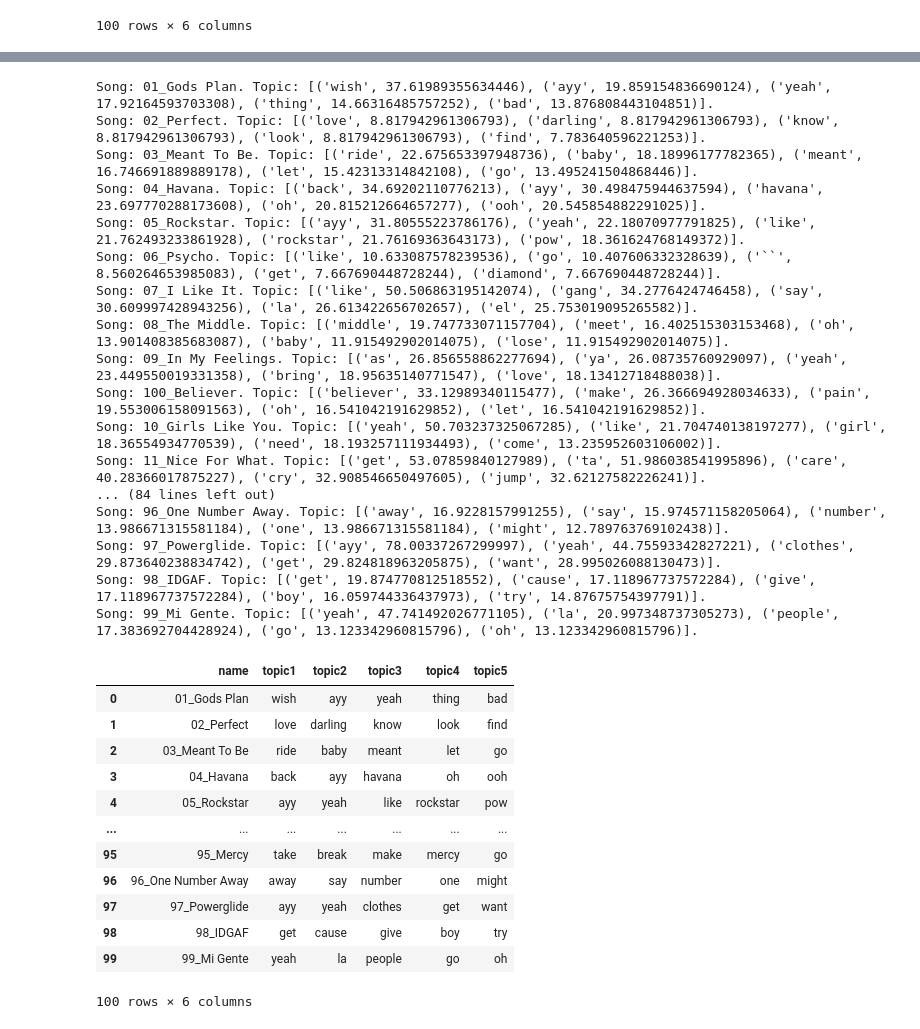
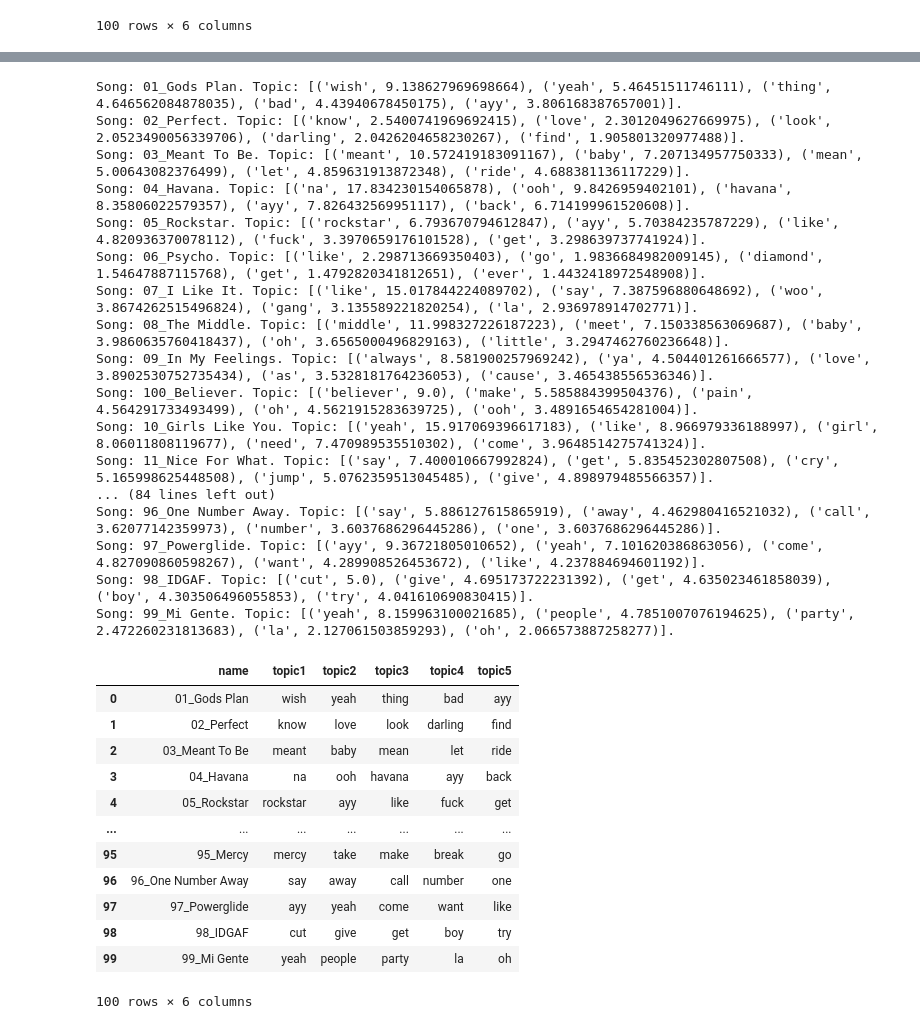
Before and after one commit to AnkieFan/DACS-Elevator-Radio-Producer, a Jupyter notebook: demo.ipynb, the cells around one changed output, grey strips where cells are left out. Cells and saved outputs as stored; diff of their text form; code cells hidden in the pictures.

```diff
--- a/demo.ipynb
+++ b/demo.ipynb
@@ -452,37 +452,37 @@ Song: 99_Mi Gente. Topic: [('yeah', 47.741492026771105), ('la', 20.9973487373052
 100 rows × 6 columns
 # %%
 lyrics_tokens = read_cleaned_data(address, remove_stopwords = True, stem_words = True)
-result = get_keywords(lyrics_tokens, model = 'tfidf')
+result = get_keywords(lyrics_tokens, model = 'sk_tfidf')
 df = store_extraction_result(result, f"/experiments/tfidf_tt.csv")
 df
 # %% [output]
-Song: 01_Gods Plan. Topic: [('wish', 37.61989355634446), ('ayy', 19.859154836690124), ('yeah', 17.92164593703308), ('thing', 14.66316485757252), ('bad', 13.876808443104851)].
-Song: 02_Perfect. Topic: [('love', 8.817942961306793), ('darling', 8.817942961306793), ('know', 8.817942961306793), ('look', 8.817942961306793), ('find', 7.783640596221253)].
-Song: 03_Meant To Be. Topic: [('ride', 22.675653397948736), ('baby', 18.18996177782365), ('meant', 16.746691889889178), ('let', 15.42313314842108), ('go', 13.495241504868446)].
-Song: 04_Havana. Topic: [('back', 34.69202110776213), ('ayy', 30.498475944637594), ('havana', 23.697770288173608), ('oh', 20.815212664657277), ('ooh', 20.545854882291025)].
-Song: 05_Rockstar. Topic: [('ayy', 31.80555223786176), ('yeah', 22.18070977791825), ('like', 21.762493233861928), ('rockstar', 21.76169363643173), ('pow', 18.361624768149372)].
-Song: 06_Psycho. Topic: [('like', 10.633087578239536), ('go', 10.407606332328639), ('``', 8.560264653985083), ('get', 7.667690448728244), ('diamond', 7.667690448728244)].
-Song: 07_I Like It. Topic: [('like', 50.506863195142074), ('gang', 34.2776424746458), ('say', 30.609997428943256), ('la', 26.613422656702657), ('el', 25.753019095265582)].
-Song: 08_The Middle. Topic: [('middle', 19.747733071157704), ('meet', 16.402515303153468), ('oh', 13.901408385683087), ('baby', 11.915492902014075), ('lose', 11.915492902014075)].
-Song: 09_In My Feelings. Topic: [('as', 26.856558862277694), ('ya', 26.08735760929097), ('yeah', 23.449550019331358), ('bring', 18.95635140771547), ('love', 18.13412718488038)].
-Song: 100_Believer. Topic: [('believer', 33.12989340115477), ('make', 26.366694928034633), ('pain', 19.553006158091563), ('oh', 16.541042191629852), ('let', 16.541042191629852)].
-Song: 10_Girls Like You. Topic: [('yeah', 50.703237325067285), ('like', 21.704740138197277), ('girl', 18.36554934770539), ('need', 18.193257111934493), ('come', 13.235952603106002)].
-Song: 11_Nice For What. Topic: [('get', 53.07859840127989), ('ta', 51.986038541995896), ('care', 40.28366017875227), ('cry', 32.908546650497605), ('jump', 32.62127582226241)].
+Song: 01_Gods Plan. Topic: [('wish', 9.138627969698664), ('yeah', 5.46451511746111), ('thing', 4.646562084878035), ('bad', 4.43940678450175), ('ayy', 3.806168387657001)].
+Song: 02_Perfect. Topic: [('know', 2.5400741969692415), ('love', 2.3012049627669975), ('look', 2.0523490056339706), ('darling', 2.0426204658230267), ('find', 1.905801320977488)].
+Song: 03_Meant To Be. Topic: [('meant', 10.572419183091167), ('baby', 7.207134957750333), ('mean', 5.00643082376499), ('let', 4.859631913872348), ('ride', 4.688381136117229)].
+Song: 04_Havana. Topic: [('na', 17.834230154065878), ('ooh', 9.8426959402101), ('havana', 8.35806022579357), ('ayy', 7.826432569951117), ('back', 6.714199961520608)].
+Song: 05_Rockstar. Topic: [('rockstar', 6.793670794612847), ('ayy', 5.70384235787229), ('like', 4.820936370078112), ('fuck', 3.3970659176101528), ('get', 3.298639737741924)].
+Song: 06_Psycho. Topic: [('like', 2.298713669350403), ('go', 1.9836684982009145), ('diamond', 1.54647887115768), ('get', 1.4792820341812651), ('ever', 1.4432418972548908)].
+Song: 07_I Like It. Topic: [('like', 15.017844224089702), ('say', 7.387596880648692), ('woo', 3.8674262515496824), ('gang', 3.135589221820254), ('la', 2.936978914702771)].
+Song: 08_The Middle. Topic: [('middle', 11.998327226187223), ('meet', 7.150338563069687), ('baby', 3.9860635760418437), ('oh', 3.6565000496829163), ('little', 3.2947462760236648)].
+Song: 09_In My Feelings. Topic: [('always', 8.581900257969242), ('ya', 4.504401261666577), ('love', 3.8902530752735434), ('as', 3.5328181764236053), ('cause', 3.465438556536346)].
+Song: 100_Believer. Topic: [('believer', 9.0), ('make', 5.585884399504376), ('pain', 4.564291733493499), ('oh', 4.5621915283639725), ('ooh', 3.4891654654281004)].
+Song: 10_Girls Like You. Topic: [('yeah', 15.917069396617183), ('like', 8.966979336188997), ('girl', 8.06011808119677), ('need', 7.470989535510302), ('come', 3.9648514275741324)].
+Song: 11_Nice For What. Topic: [('say', 7.400010667992824), ('get', 5.835452302807508), ('cry', 5.165998625448508), ('jump', 5.0762359513045485), ('give', 4.898979485566357)].
 ... (84 lines left out)
-Song: 96_One Number Away. Topic: [('away', 16.9228157991255), ('say', 15.974571158205064), ('number', 13.986671315581184), ('one', 13.986671315581184), ('might', 12.789763769102438)].
-Song: 97_Powerglide. Topic: [('ayy', 78.00337267299997), ('yeah', 44.75593342827221), ('clothes', 29.873640238834742), ('get', 29.824818963205875), ('want', 28.995026088130473)].
-Song: 98_IDGAF. Topic: [('get', 19.874770812518552), ('cause', 17.118967737572284), ('give', 17.118967737572284), ('boy', 16.059744336437973), ('try', 14.87675754397791)].
-Song: 99_Mi Gente. Topic: [('yeah', 47.741492026771105), ('la', 20.997348737305273), ('people', 17.383692704428924), ('go', 13.123342960815796), ('oh', 13.123342960815796)].
+Song: 96_One Number Away. Topic: [('say', 5.886127615865919), ('away', 4.462980416521032), ('call', 3.62077142359973), ('number', 3.6037686296445286), ('one', 3.6037686296445286)].
+Song: 97_Powerglide. Topic: [('ayy', 9.36721805010652), ('yeah', 7.101620386863056), ('come', 4.827090860598267), ('want', 4.289908526453672), ('like', 4.237884694601192)].
+Song: 98_IDGAF. Topic: [('cut', 5.0), ('give', 4.695173722231392), ('get', 4.635023461858039), ('boy', 4.303506496055853), ('try', 4.041610690830415)].
+Song: 99_Mi Gente. Topic: [('yeah', 8.159963100021685), ('people', 4.7851007076194625), ('party', 2.472260231813683), ('la', 2.127061503859293), ('oh', 2.066573887258277)].
 |  | name | topic1 | topic2 | topic3 | topic4 | topic5 |
-| 0 | 01_Gods Plan | wish | ayy | yeah | thing | bad |
-| 1 | 02_Perfect | love | darling | know | look | find |
-| 2 | 03_Meant To Be | ride | baby | meant | let | go |
-| 3 | 04_Havana | back | ayy | havana | oh | ooh |
-| 4 | 05_Rockstar | ayy | yeah | like | rockstar | pow |
+| 0 | 01_Gods Plan | wish | yeah | thing | bad | ayy |
+| 1 | 02_Perfect | know | love | look | darling | find |
+| 2 | 03_Meant To Be | meant | baby | mean | let | ride |
+| 3 | 04_Havana | na | ooh | havana | ayy | back |
+| 4 | 05_Rockstar | rockstar | ayy | like | fuck | get |
 | ... | ... | ... | ... | ... | ... | ... |
-| 95 | 95_Mercy | take | break | make | mercy | go |
-| 96 | 96_One Number Away | away | say | number | one | might |
-| 97 | 97_Powerglide | ayy | yeah | clothes | get | want |
-| 98 | 98_IDGAF | get | cause | give | boy | try |
-| 99 | 99_Mi Gente | yeah | la | people | go | oh |
+| 95 | 95_Mercy | mercy | take | make | break | go |
+| 96 | 96_One Number Away | say | away | call | number | one |
+| 97 | 97_Powerglide | ayy | yeah | come | want | like |
+| 98 | 98_IDGAF | cut | give | get | boy | try |
+| 99 | 99_Mi Gente | yeah | people | party | la | oh |
 100 rows × 6 columns
```
Also changed, not shown: parts of 6 cells of this notebook, 6 other files.
